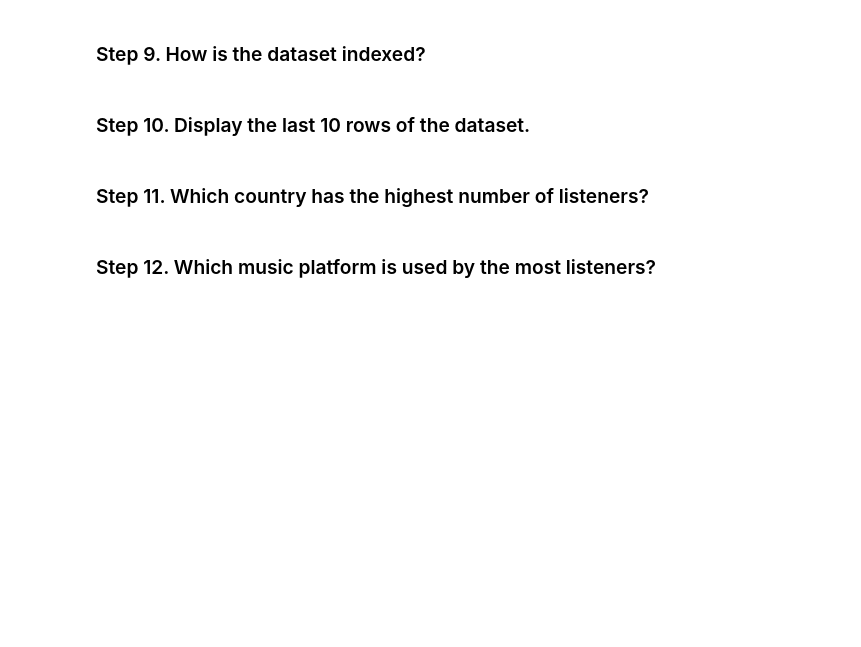
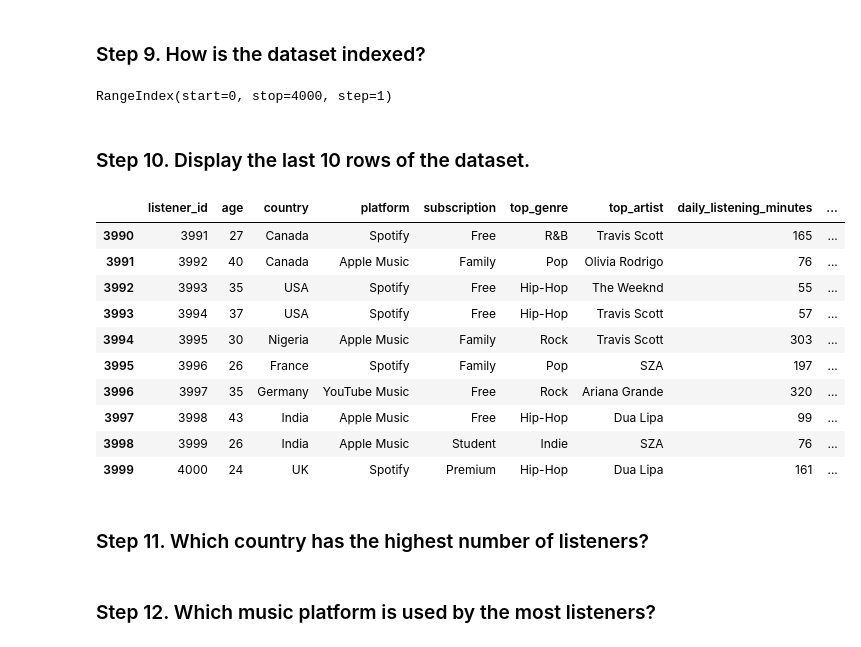
Before and after one commit to Mohammadhuzefa/Python-libraries, a Jupyter notebook: 8_exercise.ipynb, the cells around one changed output. Drawn from its saved outputs; the diff is of its cells as text; code cells hidden in the pictures; blank space fills up the shorter version.

```diff
--- a/8_exercise.ipynb
+++ b/8_exercise.ipynb
@@ -49,7 +80,25 @@ music.head(10)
 # %% [markdown]
 ### Step 9. How is the dataset indexed?
+# %%
+music.index
+# %% [output]
+RangeIndex(start=0, stop=4000, step=1)
 # %% [markdown]
 ### Step 10. Display the last 10 rows of the dataset.
+# %%
+music.tail(10)
+# %% [output]
+|  | listener_id | age | country | platform | subscription | top_genre | top_artist | daily_listening_minutes | ... |
+| 3990 | 3991 | 27 | Canada | Spotify | Free | R&B | Travis Scott | 165 | ... |
+| 3991 | 3992 | 40 | Canada | Apple Music | Family | Pop | Olivia Rodrigo | 76 | ... |
+| 3992 | 3993 | 35 | USA | Spotify | Free | Hip-Hop | The Weeknd | 55 | ... |
+| 3993 | 3994 | 37 | USA | Spotify | Free | Hip-Hop | Travis Scott | 57 | ... |
+| 3994 | 3995 | 30 | Nigeria | Apple Music | Family | Rock | Travis Scott | 303 | ... |
+| 3995 | 3996 | 26 | France | Spotify | Family | Pop | SZA | 197 | ... |
+| 3996 | 3997 | 35 | Germany | YouTube Music | Free | Rock | Ariana Grande | 320 | ... |
+| 3997 | 3998 | 43 | India | Apple Music | Free | Hip-Hop | Dua Lipa | 99 | ... |
+| 3998 | 3999 | 26 | India | Apple Music | Student | Indie | SZA | 76 | ... |
+| 3999 | 4000 | 24 | UK | Spotify | Premium | Hip-Hop | Dua Lipa | 161 | ... |
 # %% [markdown]
 ### Step 11. Which country has the highest number of listeners?
 # %% [markdown]
```
Also changed, not shown: parts of 3 cells of this notebook.
